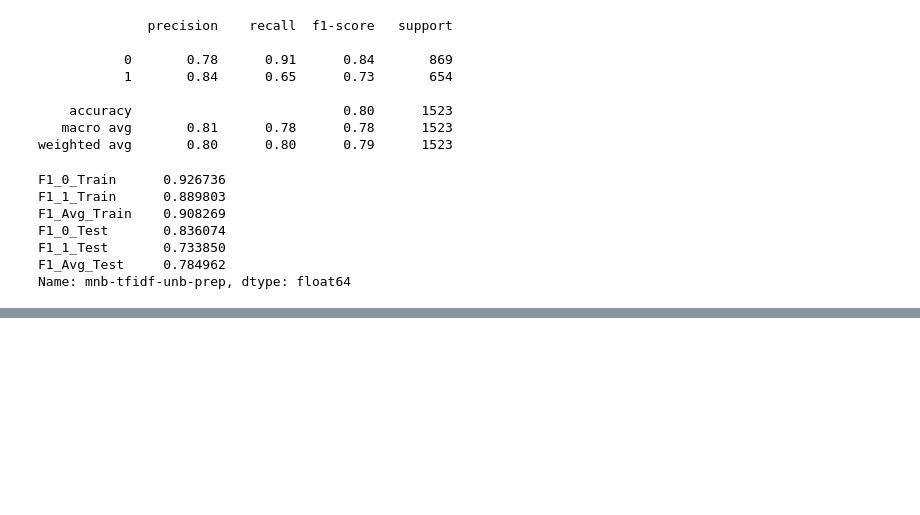
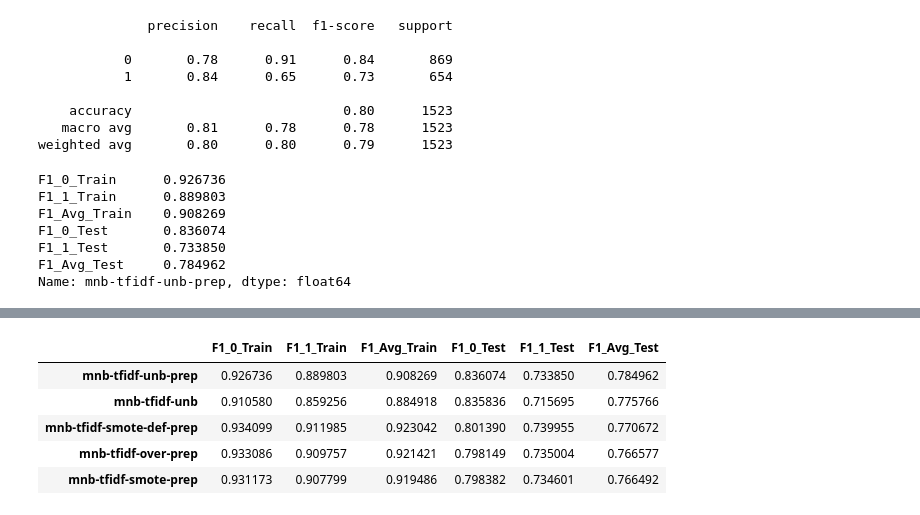
Before and after one commit to kellianneyang/natural-language-processing-practice, a Jupyter notebook: Natural Language Processing with Disaster Tweets - Kaggle Competition.ipynb, the cells around one changed output, grey strips where cells are left out. Cells and saved outputs as stored; diff of their text form; code cells hidden in the pictures; blank space fills up the shorter version.

```diff
--- a/Natural Language Processing with Disaster Tweets - Kaggle Competition.ipynb
+++ b/Natural Language Processing with Disaster Tweets - Kaggle Competition.ipynb
@@ -464,0 +723,9 @@ scores_df.sort_values(by = 'F1_Avg_Test', ascending = False)
+# %%
+scores_df.sort_values(by = 'F1_Avg_Test', ascending = False).head()
+# %% [output]
+|  | F1_0_Train | F1_1_Train | F1_Avg_Train | F1_0_Test | F1_1_Test | F1_Avg_Test |
+| mnb-tfidf-unb-prep | 0.926736 | 0.889803 | 0.908269 | 0.836074 | 0.733850 | 0.784962 |
+| mnb-tfidf-unb | 0.910580 | 0.859256 | 0.884918 | 0.835836 | 0.715695 | 0.775766 |
+| mnb-tfidf-smote-def-prep | 0.934099 | 0.911985 | 0.923042 | 0.801390 | 0.739955 | 0.770672 |
+| mnb-tfidf-over-prep | 0.933086 | 0.909757 | 0.921421 | 0.798149 | 0.735004 | 0.766577 |
+| mnb-tfidf-smote-prep | 0.931173 | 0.907799 | 0.919486 | 0.798382 | 0.734601 | 0.766492 |
```
Also changed, not shown: parts of 37 cells of this notebook.
